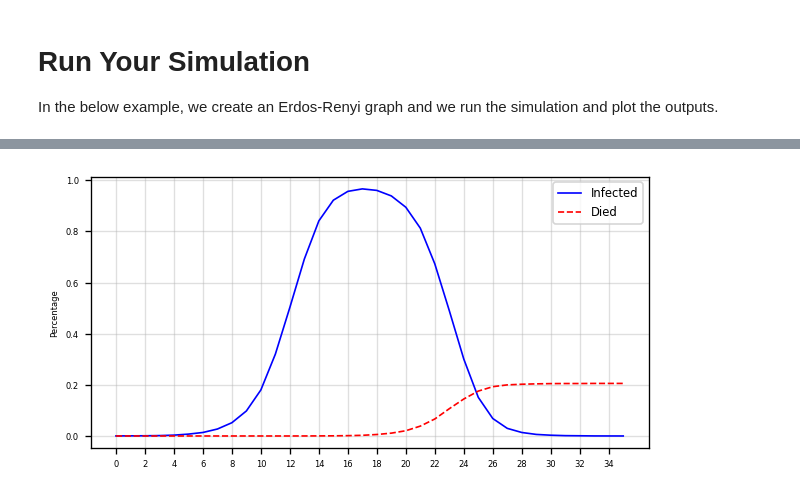
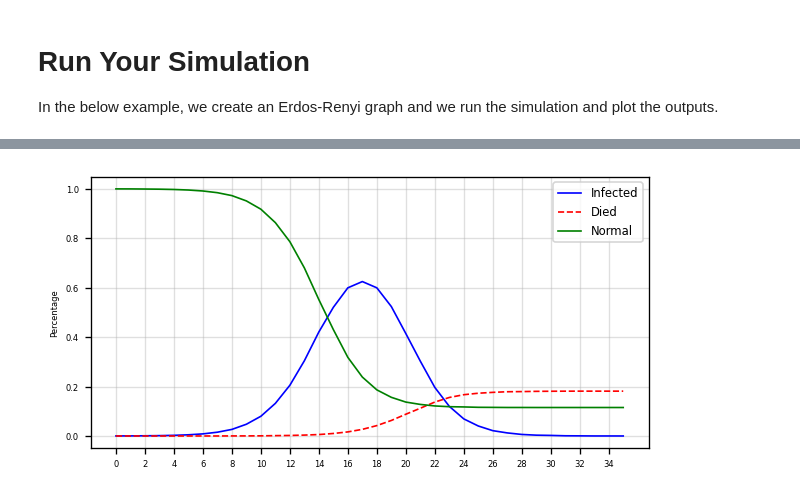
Before and after one commit to MahdiShahrabi/COVID19-Simulation, a Jupyter notebook: Time Dimension/Time_Simulation.ipynb, the cells around one changed output, grey strips where cells are left out. Saved outputs shown, nothing was run; the diff lists cells and outputs as text; code cells hidden in the pictures.

```diff
--- a/Time Dimension/Time_Simulation.ipynb
+++ b/Time Dimension/Time_Simulation.ipynb
@@ -282,7 +275,7 @@ In the below example, we create an Erdos-Renyi graph and we run the simulation a
 # %%
 %%time
 # Example
-n = 10000
+n = 100000
 d = 20
 G_Erdos = nx.erdos_renyi_graph(n,d/n)
 edge_weight = dict(zip(G_Erdos.edges(),[uniform(0.01,0.1) for x in range(len(G_Erdos.edges()))]))
@@ -290,7 +283,7 @@ nx.set_edge_attributes(G_Erdos,edge_weight,'weight')
 
 method = 'Transmission'
 out = Simulate_SIR_Time (deepcopy(G_Erdos),Maximum_Time=100,Seasons=[20,40,60,80],P_seasons = [1,1,1,1],
-                   Seeds = generateRandSeed(2,G_Erdos), n_dr=10, q_die=0.2, n_s=5, q_s=0.1, how=method,network_update = True)
+                   Seeds = generateRandSeed(2,G_Erdos), n_dr=5, q_die=0.2, n_s=2, q_s=0.1, how=method)
 
 print('The average R0 is {:0.3f}, and the fraction of Infected people are {:0.3f}, The method was "{}"'.format(out[2],out[3],method))
 
@@ -302,22 +291,24 @@ Wall time: 11.7 s
 # %%
 lng = n
 data = out[0]
 
 y1 = data.time
 y2 = [x/lng for x in data.Infected]
 y3 = [x/lng for x in data.Died]
+y4 = [x/lng for x in data.Normal]
 
 # Plot Line1 (Left Y Axis)
 fig, ax1 = plt.subplots(1,1,figsize=(6,3), dpi= 120)
 ax1.plot(y1,y2,color='blue',lw=1,label='Infected')
 ax1.plot(y1, y3,color='red',lw=1,label='Died',ls='dashed')
+ax1.plot(y1, y4,color='green',lw=1,label='Normal')
 ax1.tick_params(axis='x', labelsize=5)
 ax1.set_ylabel('Percentage', fontsize=5)
 ax1.tick_params(axis='y', rotation=0,labelsize=5 )
 ax1.set_xticks(y1[::2])
 ax1.set_xticklabels(y1[::2])
 ax1.grid(alpha=.4)
 plt.legend(fontsize = 7)
 plt.show()
 # %% [output]
-[figure, old version]
+[figure, new version]
```
Also changed, not shown: parts of 2 cells of this notebook.
